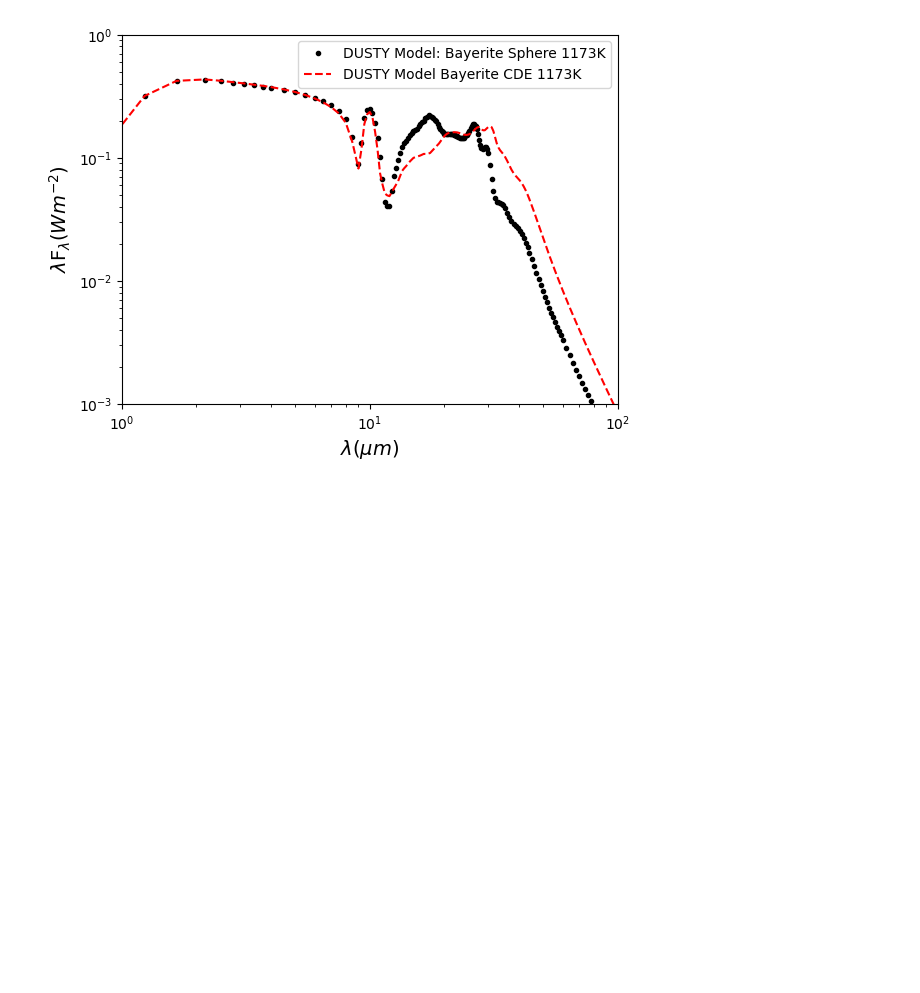
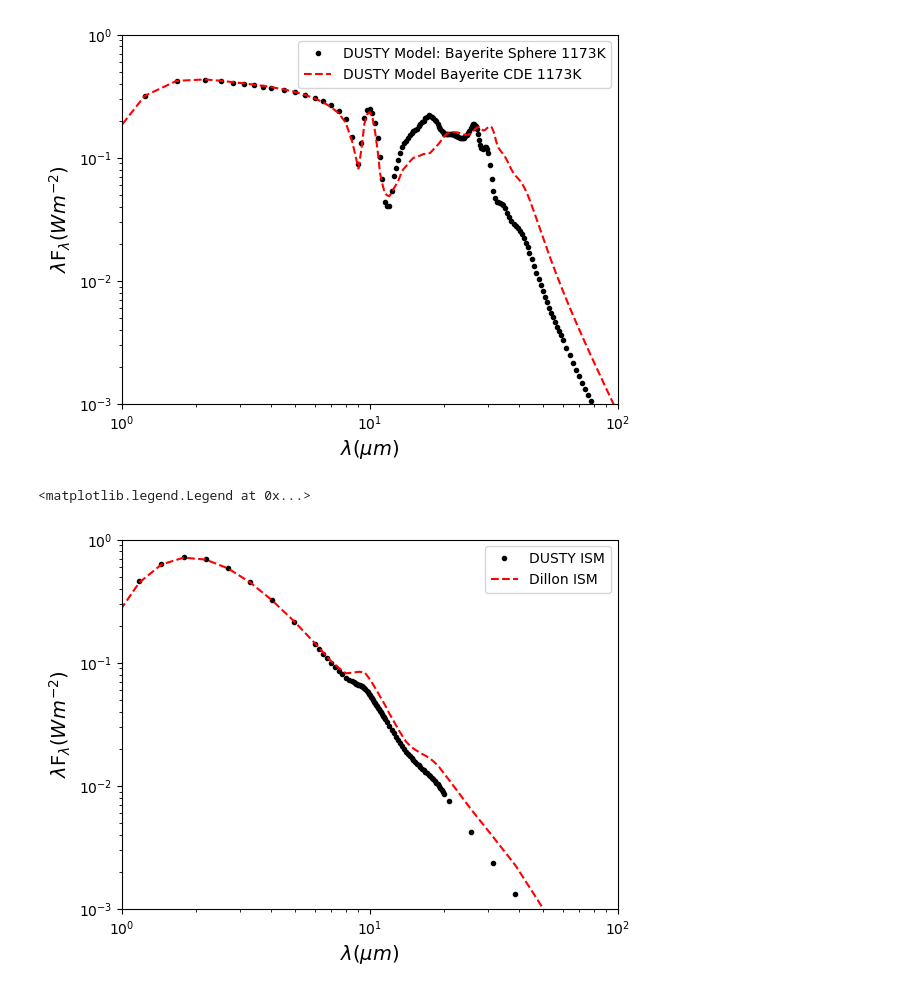
Before and after one commit to astroseandillon/Sean-Dusty, a Jupyter notebook: plot factory.ipynb, the cells around one changed output. Saved outputs shown, nothing was run; the diff lists cells and outputs as text; code cells hidden in the pictures; blank space fills up the shorter version.

Commit message:
made new plot showing difference comparing dusty outputs

```diff
--- a/plot factory.ipynb
+++ b/plot factory.ipynb
@@ -5,16 +5,18 @@ import numpy as np
 import matplotlib.pyplot as plt
 
 plt.close('all')
+
 dust_dir = ['/home/physics/Research/DUSTY/DUSTY/Lib_nk/',
             "C:/UTSA/Research/DUSTY/DUSTY/Lib_nk/",
-           "C:/Users/uhe082/OneDrive - University of Texas at San Antonio/Lib_nk"]
+           "C:/Users/uhe082/OneDrive - University of Texas at San Antonio/Lib_nk",
+           "C:/Users/uhe082/OneDrive - University of Texas at San Antonio (1)/Yulian Data/"]
 # this is the possible locations of where dust can be
 
 fig_dir = ["C:/Users/uhe082/Sean-Dusty/Figures/",
           "/home/physics/Research/DUSTY/DUSTY/Sean_mod/plots/Python_code/Sean-Dusty/Figures/",
           "C:/UTSA/Research/DUSTY/DUSTY/Sean_mod/Python_code/Sean-Dusty/Figures/"]
 fd = fig_dir[0]
-nk_path = dust_dir[2]               #where the dust is
+nk_path = dust_dir[3]               #where the dust is
 # %% [markdown]
 ### Right Triangle Plot
 # %%
@@ -299,3 +301,24 @@ ax.legend()
 plt.savefig(fd+"{}.png".format(title))
 # %% [output]
 [figure]
+# %%
+title="DUSTY Bayerite comparison"
+modA = "042" #original ISM
+modB = "041" #Dillon ISM
+x1, y1 = np.loadtxt(nk_path+"Model{}/sphere1.s002".format(modA),  usecols=(0,1), unpack=True,skiprows=8)
+x2, y2 = np.loadtxt(nk_path+"Model{}/sphere1.s002".format(modB),  usecols=(0,1), unpack=True,skiprows=8)
+
+fig,ax = plt.subplots()
+ax.set_xlabel(r'$\lambda (\mu m)$', fontsize=14)
+ax.set_ylabel(r'$\lambda$F$_{\lambda} (W m^{-2})$', fontsize=14)
+ax.set(xscale='log', yscale='log')
+ax.set_xlim(1,1e2)
+ax.set_ylim(1e-3, 1e0)
+
+ax.plot(x1, y1, 'ko', label='DUSTY ISM', markersize=3)
+ax.plot(x2, y2, 'r--', label='Dillon ISM', markersize=3)
+
+ax.legend()
+# %% [output]
+<matplotlib.legend.Legend at 0x...>
+[figure, added]
```
Also changed, not shown: parts of 3 cells of this notebook.
